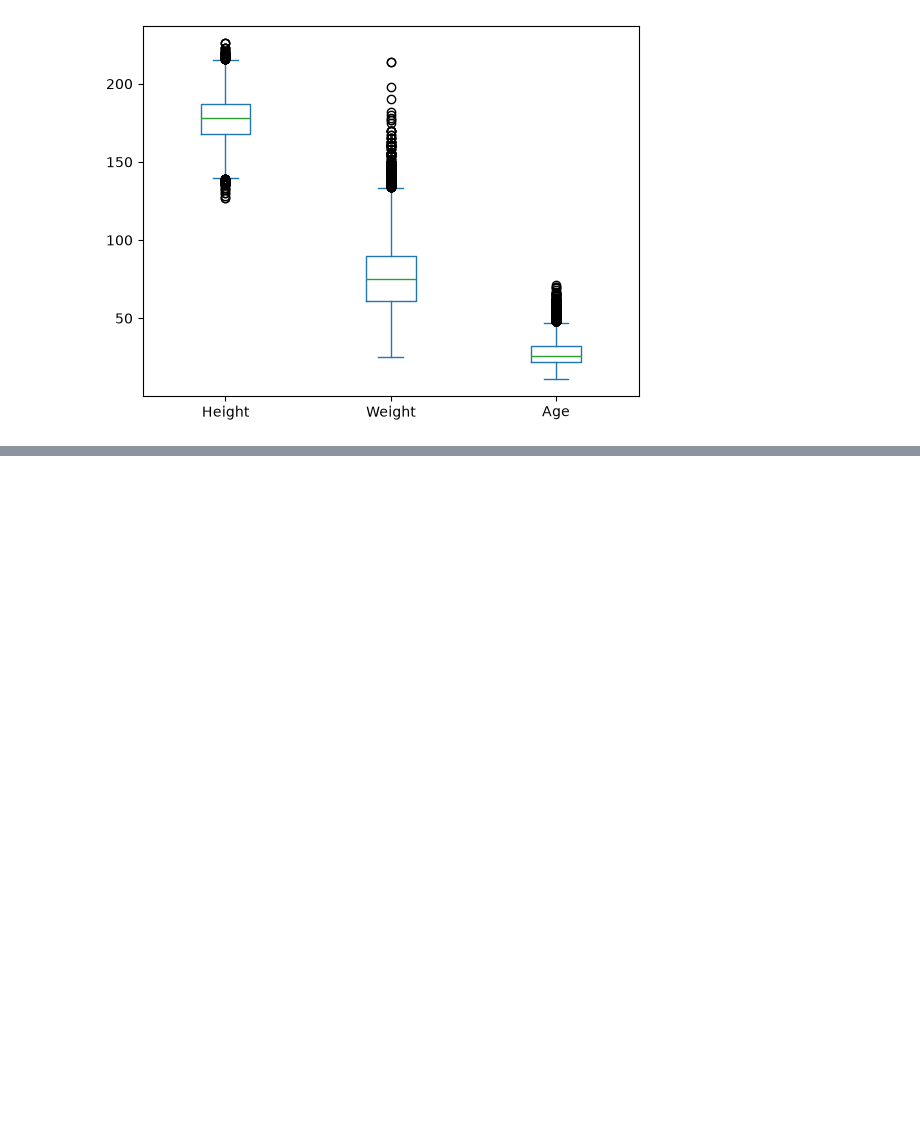
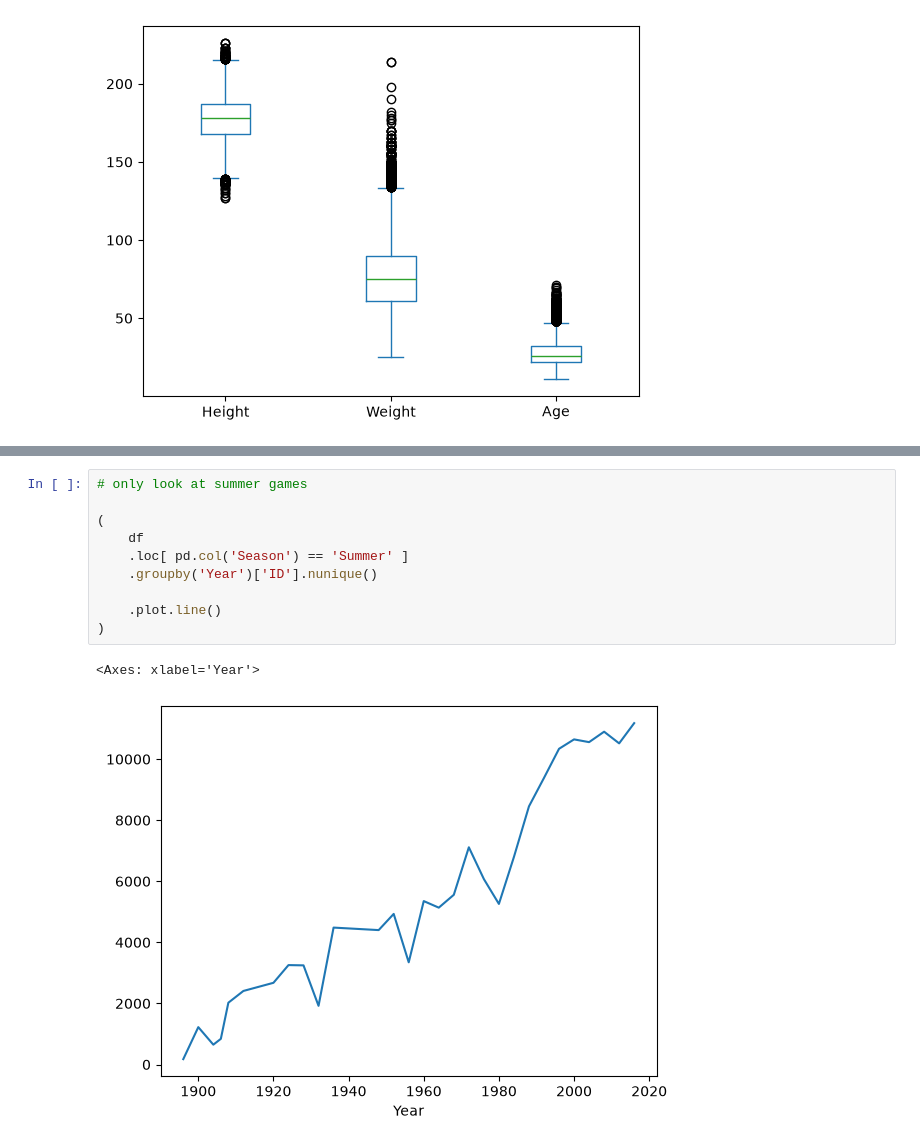
Before and after one commit to reuven/OReilly-PyData-September-2026-09, a Jupyter notebook: OReilly-PyData-September-2026-09-29.ipynb, the cells around one changed output, grey strips where cells are left out. Cells and saved outputs as stored; diff of their text form; blank space fills up the shorter version.

```diff
--- a/OReilly-PyData-September-2026-09-29.ipynb
+++ b/OReilly-PyData-September-2026-09-29.ipynb
@@ -1479,0 +1465,13 @@ Name: ID, dtype: int64
+# %%
+# only look at summer games
+
+(
+    df
+    .loc[ pd.col('Season') == 'Summer' ]
+    .groupby('Year')['ID'].nunique()
+
+    .plot.line()
+)
+# %% [output]
+<Axes: xlabel='Year'>
+[figure, added]
```
Also changed, not shown: parts of 3 cells of this notebook.
